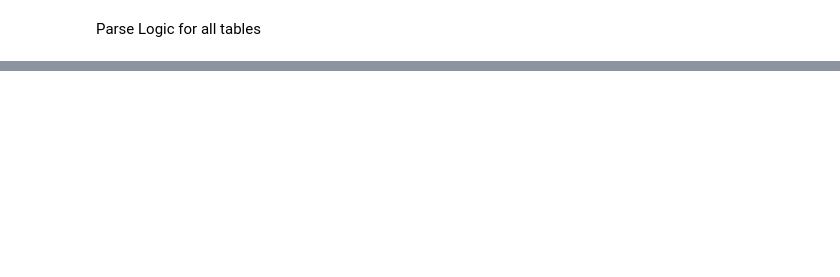
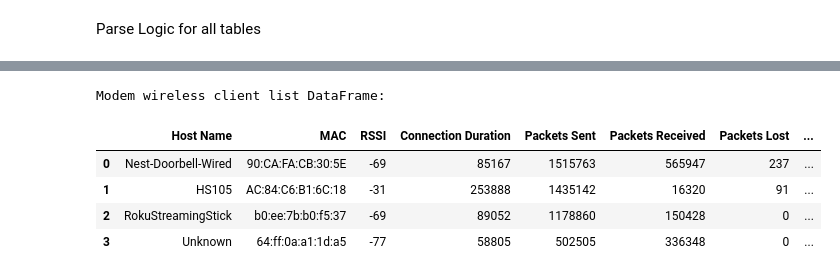
Before and after one commit to aleereza/home-network-dashboard, a Jupyter notebook: src/data_collection/data_collection_prototype.ipynb, the cells around one changed output, grey strips where cells are left out. Drawn from its saved outputs; the diff is of its cells as text; code cells hidden in the pictures; blank space fills up the shorter version.

```diff
--- a/src/data_collection/data_collection_prototype.ipynb
+++ b/src/data_collection/data_collection_prototype.ipynb
@@ -267,3 +264,19 @@ def parse_ipv6_dev_list_entry(entry):
             "IPv6 LLAddress": html.unescape(parts[3]),
         }
     return None
+
+def parse_modem_wireless_client_list(entry):
+    parts = entry.split("&@")
+    if len(parts) == 11:
+        return {
+            "Host Name": parts[0],
+            "MAC": parts[1],
+            "RSSI": parts[2],
+            "Connection Duration": parts[3].replace(" seconds", ""),
+            "Packets Sent": parts[4],
+            "Packets Received": parts[5],
+            "Packets Lost": parts[6],
+            "PHY Rate": parts[7],
+            "Frequency Band": parts[8]
+        }
+    return None
@@ -288,0 +396,12 @@ ipv6_dev_list_df
+# %%
+modem_wireless_client_list_url = f"http://{router_ip}/modemstatus_wirelessmonitor.html"
+modem_wireless_client_list_df = extract_table_data(session, modem_wireless_client_list_url, "var wirelessclientlistsinfo = '", "';", "@&", parse_modem_wireless_client_list)
+print("\nModem wireless client list DataFrame:")
+modem_wireless_client_list_df
+# %% [output]
+Modem wireless client list DataFrame:
+|  | Host Name | MAC | RSSI | Connection Duration | Packets Sent | Packets Received | Packets Lost | ... |
+| 0 | Nest-Doorbell-Wired | 90:CA:FA:CB:30:5E | -69 | 85167 | 1515763 | 565947 | 237 | ... |
+| 1 | HS105 | AC:84:C6:B1:6C:18 | -31 | 253888 | 1435142 | 16320 | 91 | ... |
+| 2 | RokuStreamingStick | b0:ee:7b:b0:f5:37 | -69 | 89052 | 1178860 | 150428 | 0 | ... |
+| 3 | Unknown | 64:ff:0a:a1:1d:a5 | -77 | 58805 | 502505 | 336348 | 0 | ... |
```
Also changed, not shown: parts of 24 cells of this notebook, 1 other file.
